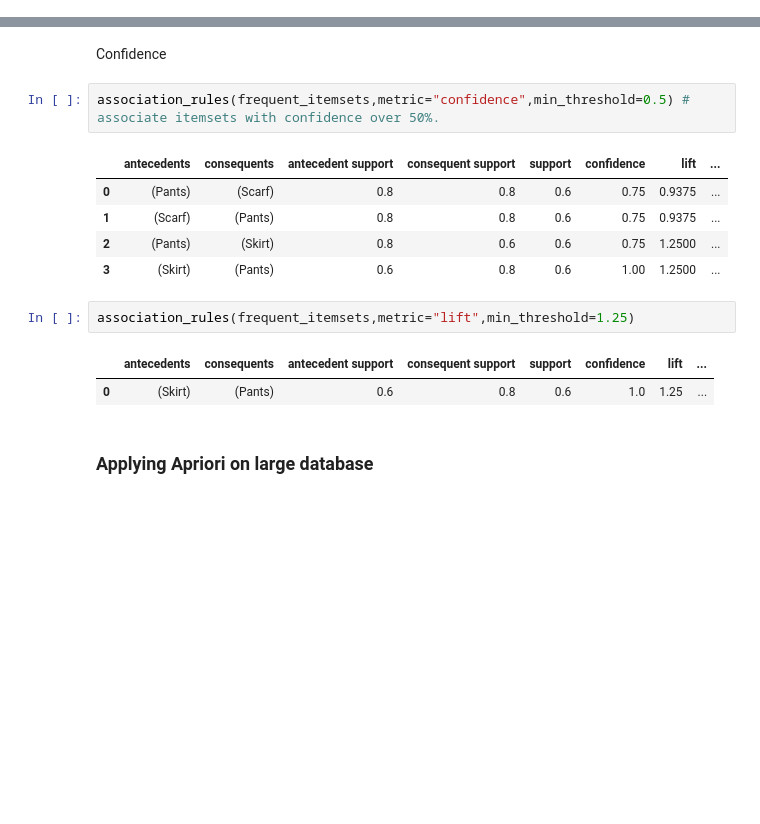
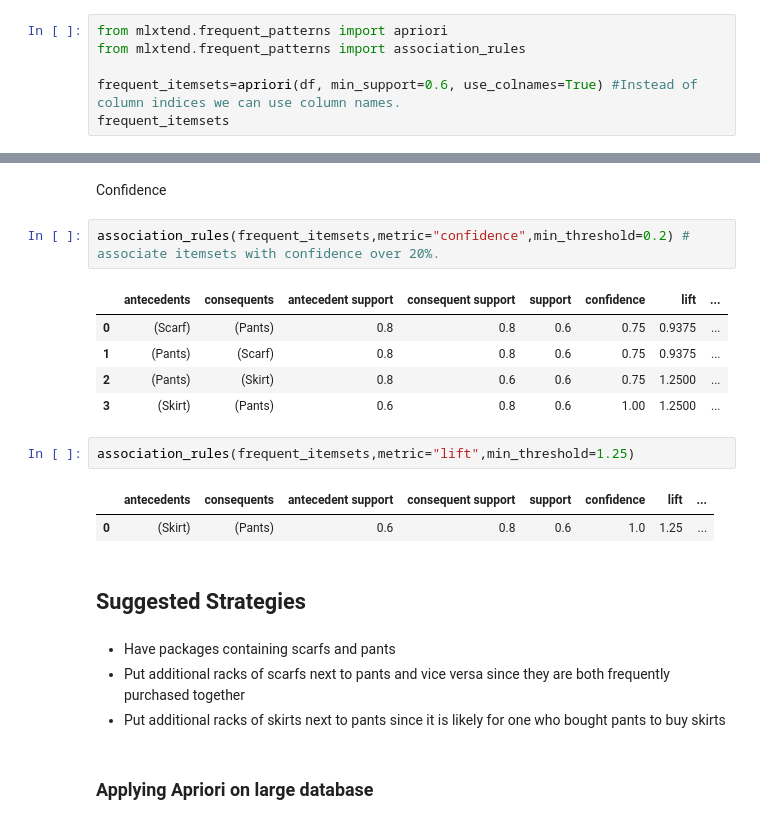
Before and after one commit to mohamedamr13/Machine-Learning-, a Jupyter notebook: Apriori.ipynb, the cells around one changed output, grey strips where cells are left out. Saved outputs shown, nothing was run; the diff lists cells and outputs as text; blank space fills up the shorter version.

```diff
--- a/Apriori.ipynb
+++ b/Apriori.ipynb
@@ -38,0 +33,6 @@ frequent_itemsets
+# %%
+from mlxtend.frequent_patterns import apriori
+from mlxtend.frequent_patterns import association_rules
+
+frequent_itemsets=apriori(df, min_support=0.6, use_colnames=True) #Instead of column indices we can use column names.
+frequent_itemsets
@@ -39,11 +47,11 @@ frequent_itemsets
 # %% [markdown]
 Confidence
 # %%
-association_rules(frequent_itemsets,metric="confidence",min_threshold=0.5) # associate itemsets with confidence over 50%.
+association_rules(frequent_itemsets,metric="confidence",min_threshold=0.2) # associate itemsets with confidence over 20%.
 # %% [output]
 |  | antecedents | consequents | antecedent support | consequent support | support | confidence | lift | ... |
-| 0 | (Pants) | (Scarf) | 0.8 | 0.8 | 0.6 | 0.75 | 0.9375 | ... |
-| 1 | (Scarf) | (Pants) | 0.8 | 0.8 | 0.6 | 0.75 | 0.9375 | ... |
+| 0 | (Scarf) | (Pants) | 0.8 | 0.8 | 0.6 | 0.75 | 0.9375 | ... |
+| 1 | (Pants) | (Scarf) | 0.8 | 0.8 | 0.6 | 0.75 | 0.9375 | ... |
 | 2 | (Pants) | (Skirt) | 0.8 | 0.6 | 0.6 | 0.75 | 1.2500 | ... |
 | 3 | (Skirt) | (Pants) | 0.6 | 0.8 | 0.6 | 1.00 | 1.2500 | ... |
 # %%
@@ -51,6 +59,12 @@ association_rules(frequent_itemsets,metric="lift",min_threshold=1.25)
 # %% [output]
 |  | antecedents | consequents | antecedent support | consequent support | support | confidence | lift | ... |
 | 0 | (Skirt) | (Pants) | 0.6 | 0.8 | 0.6 | 1.0 | 1.25 | ... |
+# %% [markdown]
+## Suggested Strategies
+# %% [markdown]
+- Have packages containing scarfs and pants
+- Put additional racks of scarfs next to pants and vice versa since they are both frequently purchased together
+- Put additional racks of skirts next to pants since it is likely for one who bought pants to buy skirts
 # %% [markdown]
 ### Applying Apriori on large database
 # %%
```
Also changed, not shown: parts of 2 cells of this notebook.
